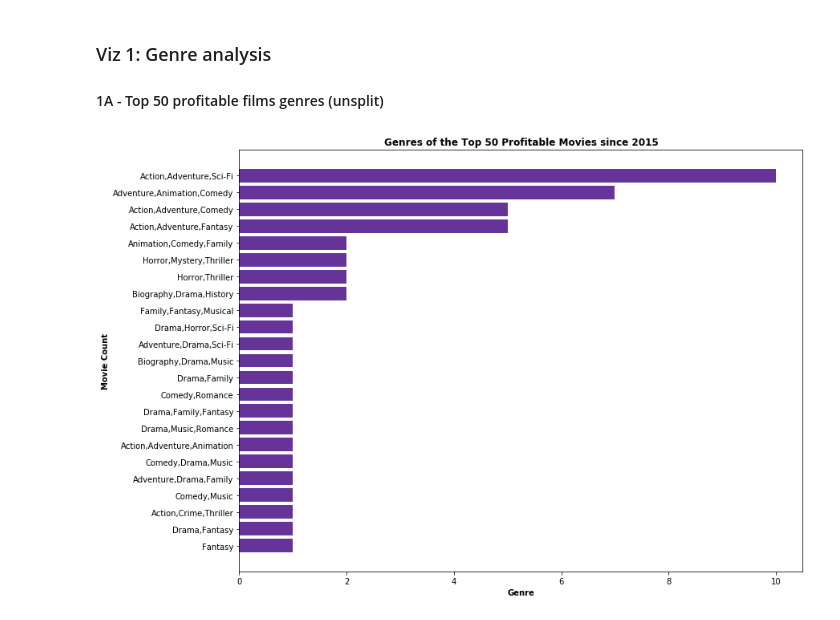
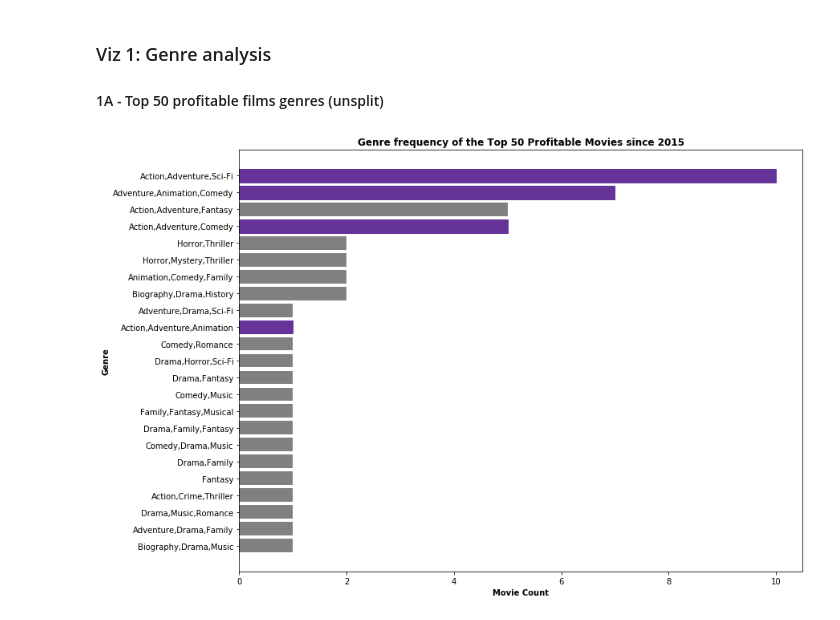
Before and after one commit to a-woodbury/DCDS-MOD1---MS-Movies, a Jupyter notebook: notebooks/mod1_jbaw_analysis&viz_aw.ipynb, the cells around one changed output. Drawn from its saved outputs; the diff is of its cells as text; code cells hidden in the pictures.

```diff
--- a/notebooks/mod1_jbaw_analysis&viz_aw.ipynb
+++ b/notebooks/mod1_jbaw_analysis&viz_aw.ipynb
@@ -47,12 +49,21 @@ counts   = genres_counts.values
 # %%
 plt.figure(figsize=(15,10))
 
-ax1 = plt.barh(genres, counts, color='rebeccapurple')
-plt.title('Genres of the Top 50 Profitable Movies since 2015',fontweight='bold')
-plt.xlabel("Genre",fontweight='bold')
-plt.ylabel("Movie Count",fontweight='bold')
+ax1 = plt.barh(genres, counts, color='grey')
+plt.title('Genre frequency of the Top 50 Profitable Movies since 2015',fontweight='bold')
+plt.xlabel("Movie Count",fontweight='bold')
+plt.ylabel("Genre",fontweight='bold')
+
+ax1[-1].set_color('rebeccapurple')
+ax1[-2].set_color('rebeccapurple')#this is indicating an Action/adventure film ^^ VV
+ax1[-4].set_color('rebeccapurple')
+ax1[13].set_color('rebeccapurple')
+
+
 plt.gcf().subplots_adjust(bottom=0.15,left=0.25)
+
 plt.savefig('genrecounts.png')
+plt.show()
 # %% [output]
-[figure, old version]
+[figure, new version]
 # %% [markdown]
```
Also changed, not shown: parts of 15 cells of this notebook, 8 other files.
